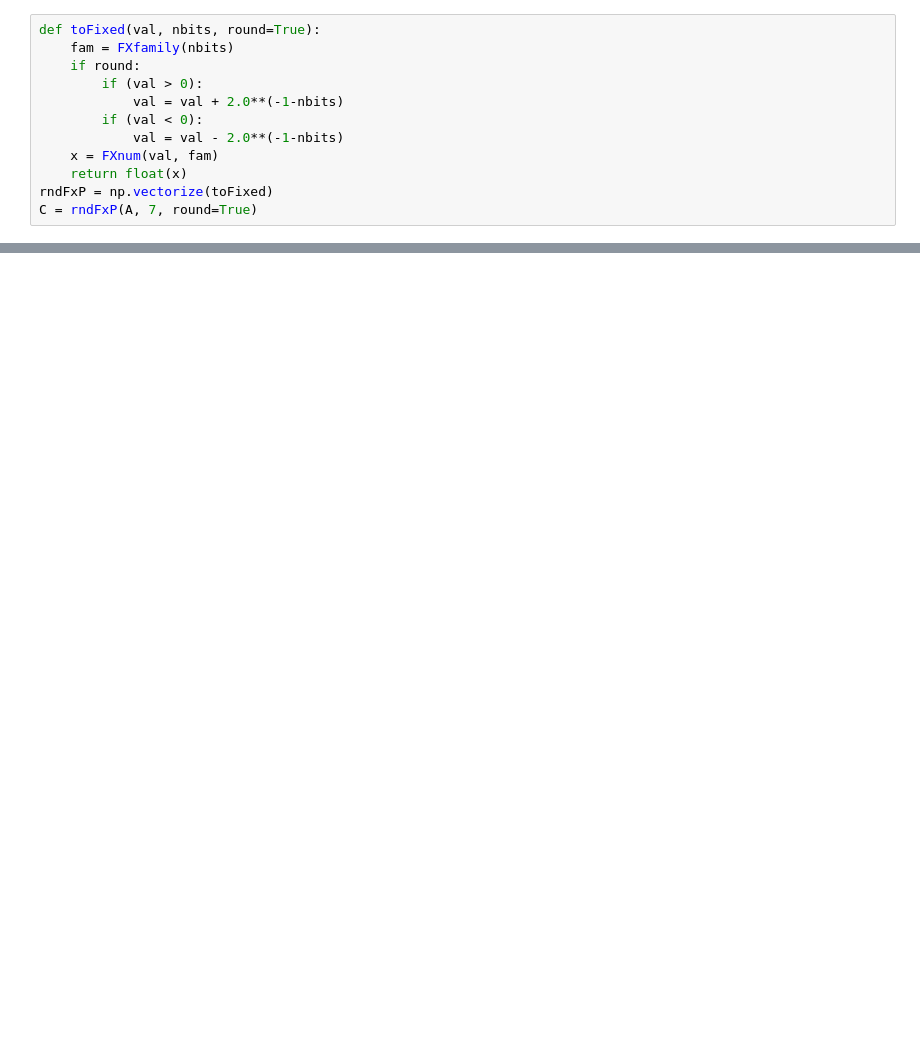
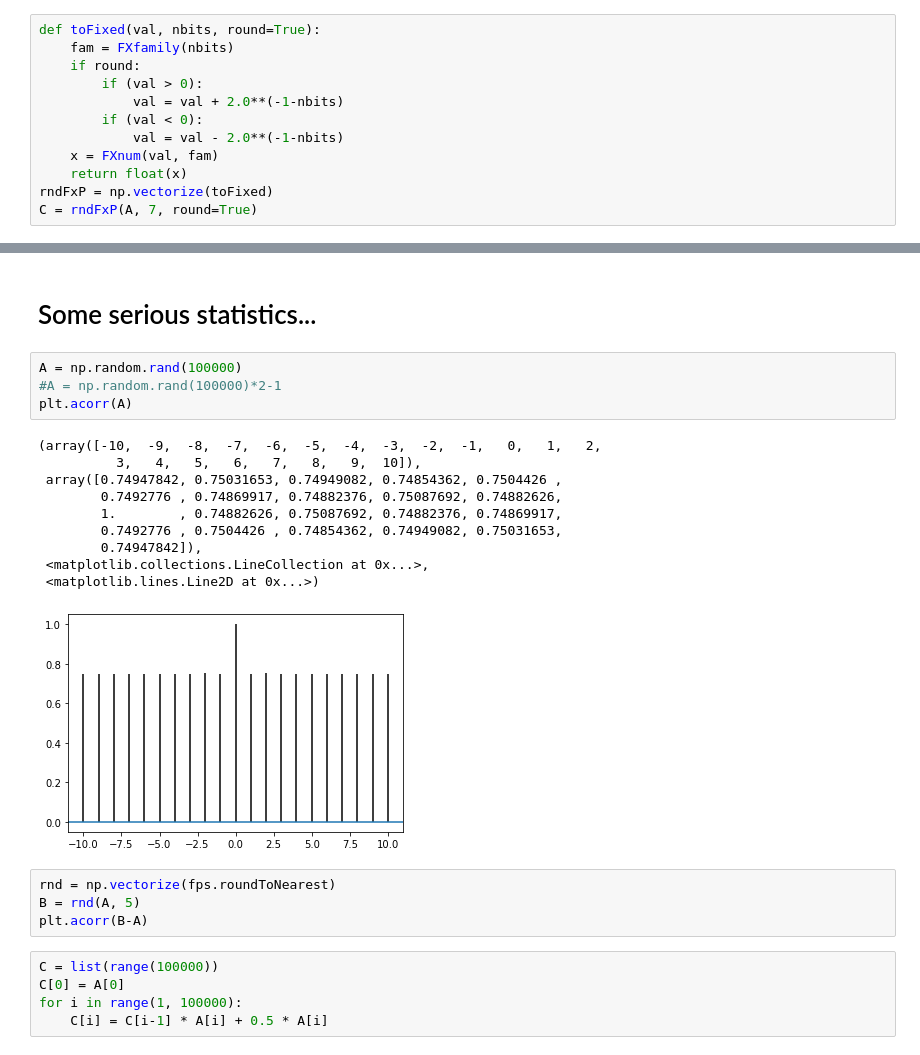
Before and after one commit to VaradRengaraj/Accurate-Sampling-with-Noisy-Forces-from-Approximate-Computing, a Jupyter notebook: rounding_errors/test.ipynb, the cells around one changed output, grey strips where cells are left out. Drawn from its saved outputs; the diff is of its cells as text; blank space fills up the shorter version.

Commit message:
Play around with rounding, autocorrelation etc.
Also implement an actually unbiased rounding for fixed-point.

```diff
--- a/rounding_errors/test.ipynb
+++ b/rounding_errors/test.ipynb
@@ -78,0 +90,26 @@ plt.plot(x, spstats.norm.pdf(x, mean, stdev)*scale)
+# %% [markdown]
+# Some serious statistics...
+# %%
+A = np.random.rand(100000)
+#A = np.random.rand(100000)*2-1
+plt.acorr(A)
+# %% [output]
+(array([-10,  -9,  -8,  -7,  -6,  -5,  -4,  -3,  -2,  -1,   0,   1,   2,
+          3,   4,   5,   6,   7,   8,   9,  10]),
+ array([0.74947842, 0.75031653, 0.74949082, 0.74854362, 0.7504426 ,
+        0.7492776 , 0.74869917, 0.74882376, 0.75087692, 0.74882626,
+        1.        , 0.74882626, 0.75087692, 0.74882376, 0.74869917,
+        0.7492776 , 0.7504426 , 0.74854362, 0.74949082, 0.75031653,
+        0.74947842]),
+ <matplotlib.collections.LineCollection at 0x...>,
+ <matplotlib.lines.Line2D at 0x...>)
+[figure, added]
+# %%
+rnd = np.vectorize(fps.roundToNearest)
+B = rnd(A, 5)
+plt.acorr(B-A)
+# %%
+C = list(range(100000))
+C[0] = A[0]
+for i in range(1, 100000):
+    C[i] = C[i-1] * A[i] + 0.5 * A[i]
```
Also changed, not shown: parts of 21 cells of this notebook.
